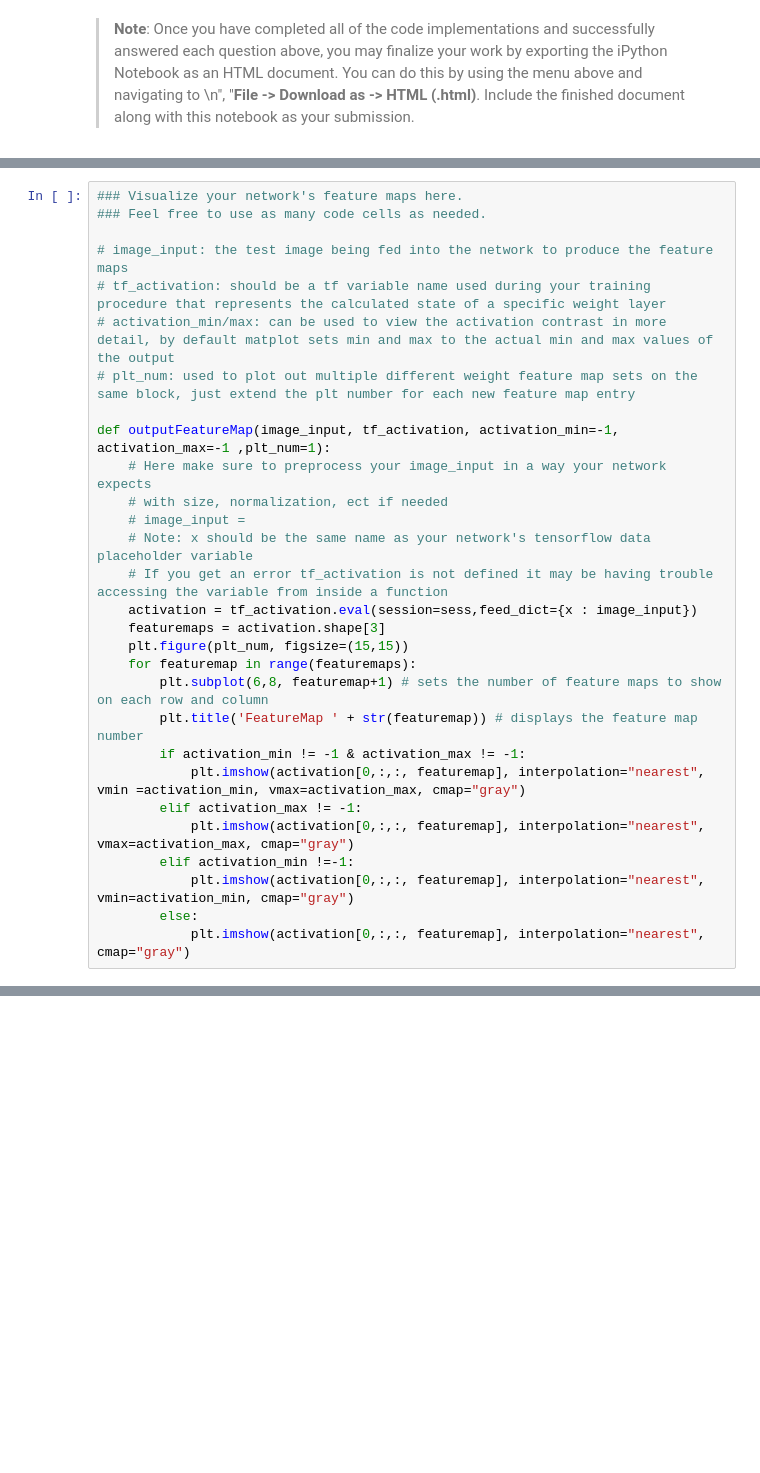
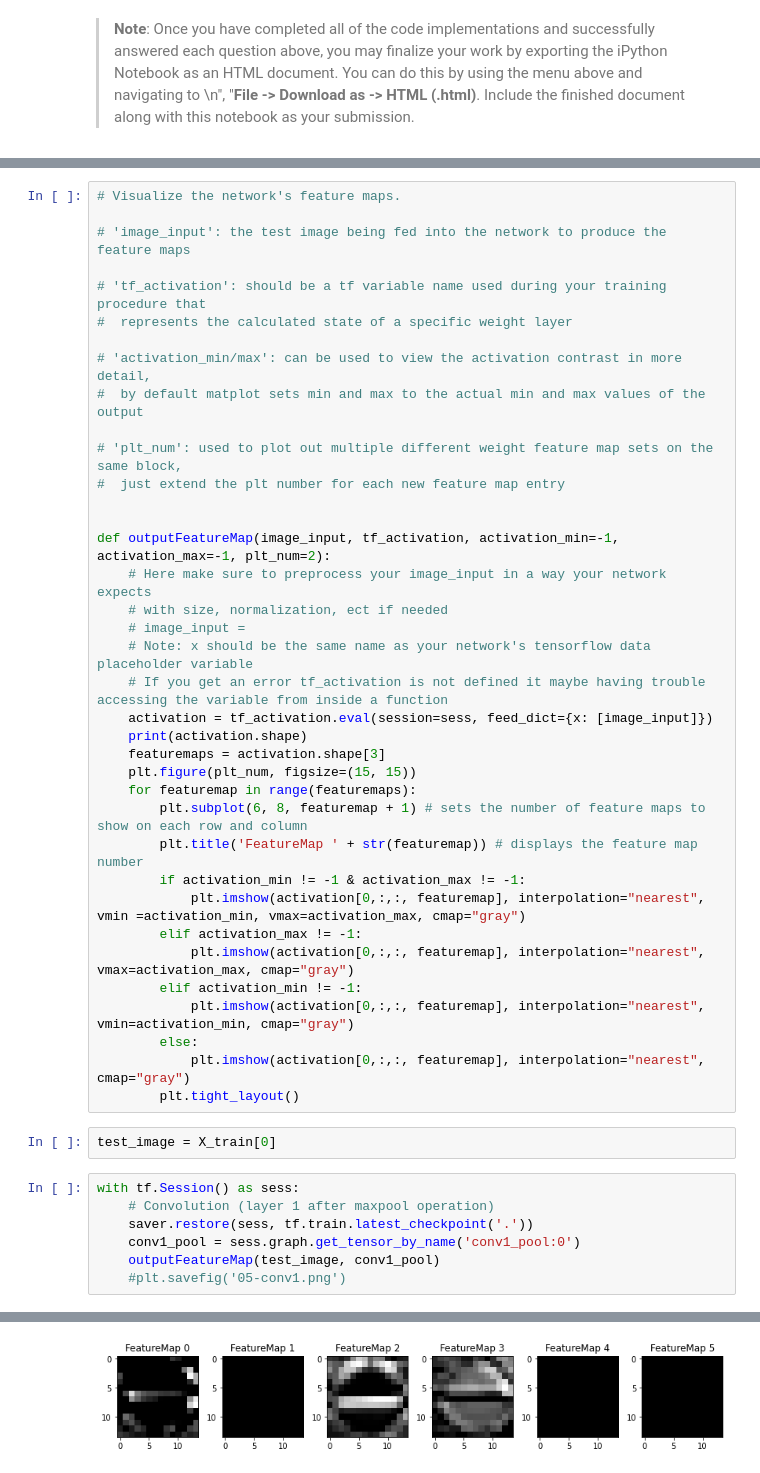
Before and after one commit to shlok-agarwal/Traffic-Sign-Classifier, a Jupyter notebook: Traffic_Sign_Classifier.ipynb, the cells around one changed output, grey strips where cells are left out. Drawn from its saved outputs; the diff is of its cells as text; blank space fills up the shorter version.

```diff
--- a/Traffic_Sign_Classifier.ipynb
+++ b/Traffic_Sign_Classifier.ipynb
@@ -595,31 +627,49 @@ For an example of what feature map outputs look like, check out NVIDIA's results
 </figure>
  <p></p>
 # %%
-### Visualize your network's feature maps here.
-### Feel free to use as many code cells as needed.
+# Visualize the network's feature maps.
 
-# image_input: the test image being fed into the network to produce the feature maps
-# tf_activation: should be a tf variable name used during your training procedure that represents the calculated state of a specific weight layer
-# activation_min/max: can be used to view the activation contrast in more detail, by default matplot sets min and max to the actual min and max values of the output
-# plt_num: used to plot out multiple different weight feature map sets on the same block, just extend the plt number for each new feature map entry
+# 'image_input': the test image being fed into the network to produce the feature maps
 
-def outputFeatureMap(image_input, tf_activation, activation_min=-1, activation_max=-1 ,plt_num=1):
+# 'tf_activation': should be a tf variable name used during your training procedure that
+#  represents the calculated state of a specific weight layer
+
+# 'activation_min/max': can be used to view the activation contrast in more detail,
+#  by default matplot sets min and max to the actual min and max values of the output
+
+# 'plt_num': used to plot out multiple different weight feature map sets on the same block,
+#  just extend the plt number for each new feature map entry
+
+
+def outputFeatureMap(image_input, tf_activation, activation_min=-1, activation_max=-1, plt_num=2):
     # Here make sure to preprocess your image_input in a way your network expects
     # with size, normalization, ect if needed
     # image_input =
     # Note: x should be the same name as your network's tensorflow data placeholder variable
-    # If you get an error tf_activation is not defined it may be having trouble accessing the variable from inside a function
-    activation = tf_activation.eval(session=sess,feed_dict={x : image_input})
+    # If you get an error tf_activation is not defined it maybe having trouble accessing the variable from inside a function
+    activation = tf_activation.eval(session=sess, feed_dict={x: [image_input]})
+    print(activation.shape)
     featuremaps = activation.shape[3]
-    plt.figure(plt_num, figsize=(15,15))
+    plt.figure(plt_num, figsize=(15, 15))
     for featuremap in range(featuremaps):
-        plt.subplot(6,8, featuremap+1) # sets the number of feature maps to show on each row and column
+        plt.subplot(6, 8, featuremap + 1) # sets the number of feature maps to show on each row and column
         plt.title('FeatureMap ' + str(featuremap)) # displays the feature map number
         if activation_min != -1 & activation_max != -1:
             plt.imshow(activation[0,:,:, featuremap], interpolation="nearest", vmin =activation_min, vmax=activation_max, cmap="gray")
         elif activation_max != -1:
             plt.imshow(activation[0,:,:, featuremap], interpolation="nearest", vmax=activation_max, cmap="gray")
-        elif activation_min !=-1:
+        elif activation_min != -1:
             plt.imshow(activation[0,:,:, featuremap], interpolation="nearest", vmin=activation_min, cmap="gray")
         else:
             plt.imshow(activation[0,:,:, featuremap], interpolation="nearest", cmap="gray")
+        plt.tight_layout()
+# %%
+test_image = X_train[0]
+# %%
+with tf.Session() as sess:
+    # Convolution (layer 1 after maxpool operation)
+    saver.restore(sess, tf.train.latest_checkpoint('.'))
+    conv1_pool = sess.graph.get_tensor_by_name('conv1_pool:0')
+    outputFeatureMap(test_image, conv1_pool)
+    #plt.savefig('05-conv1.png')
+# %% [output]
@@ -625,0 +678 @@ def outputFeatureMap(image_input, tf_activation, activation_min=-1, activation_m
+[figure, added]
```
Also changed, not shown: parts of 17 cells of this notebook.
